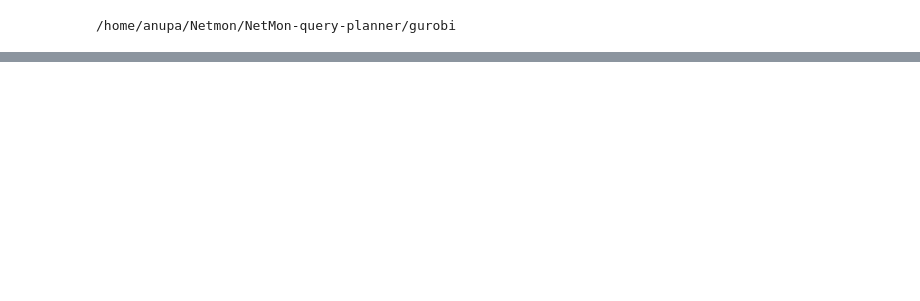
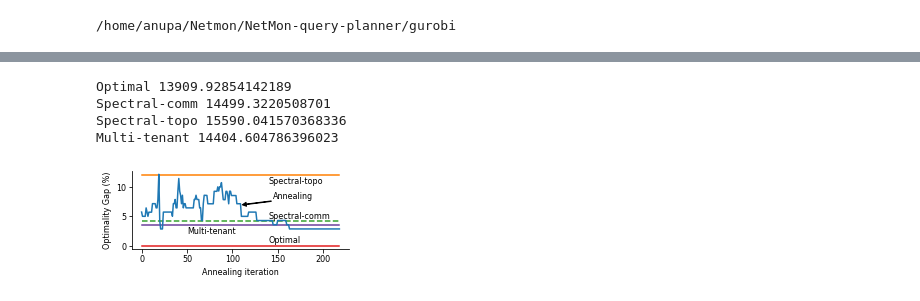
Before and after one commit to 108anup/NetMon-query-planner, a Jupyter notebook: gurobi/notebook/anneal.ipynb, the cells around one changed output, grey strips where cells are left out. Drawn from its saved outputs; the diff is of its cells as text; code cells hidden in the pictures; blank space fills up the shorter version.

```diff
--- a/gurobi/notebook/anneal.ipynb
+++ b/gurobi/notebook/anneal.ipynb
@@ -202 +250,5 @@ draw_overlay_over_tenant(specA)
+# %%
+cb_file = open('pickle_objs/cb-opt', 'rb')
+cb = pickle.load(cb_file)
+cb_file.close()
 # %%
@@ -207,8 +258,0 @@ draw_overlay_over_tenant(ten)
-# %%
-# import pickle
-# cb_file = open('pickle_objs/cb', 'wb')
-# pickle.dump(cb, cb_file)
-# cb_file.close()
-plt.plot([x[1] for x in cb.data if x[2]])
-
-cb.data.sort(key=lambda x: x[1])
@@ -215,3 +297,48 @@ cb.data.sort(key=lambda x: x[1])
+# %%
+linestyles = ['-']*2 + ['--'] + ['-']*2 + ['--'] + ['-']*5
+fig, ax = plt.subplots(figsize=get_fig_size(1/0.85, 0.6))
+anneal_obj = [(x[1]-OPT)*100/OPT for x in cb.data if x[2]]
+xs = list(range(len(anneal_obj)))
+xtext = [140]*6
+xtext[4] = 50
+ytext = [0.5]*6
+ytext[4] = -1.5
+ytext[3] = -1.5
+for idx_1, s in enumerate(schemes):
+    idx = idx_1 + 1
+    if(idx == 5):
+        continue
+    ys = [(s.obj-OPT)*100/OPT for xxs in xs]
+    ax.plot(xs, ys, lw=LINE_WIDTH, linestyle=linestyles[idx], c=colors[colors_idxs[idx]])
+    plt.text(xtext[idx], ys[0]+ytext[idx], s.name)
+    print(s.name, s.obj)
+
+# cb.data.sort(key=lambda x: x[1])
+idx = 0
+plt.plot(xs, anneal_obj, label="Annealing", lw=LINE_WIDTH, linestyle=linestyles[idx], c=colors[colors_idxs[idx]])
+
+
+ax.set_xlabel('Annealing iteration')
+ax.set_ylabel('Optimality Gap (%)')
+ax.spines['top'].set_color('none')
+ax.spines['right'].set_color('none')
+ax.xaxis.set_ticks_position('bottom')
+ax.yaxis.set_ticks_position('left')
+ax.tick_params(labelsize=FONT_SIZE, pad=2)
+# legend = plt.legend(loc='upper right', numpoints=1, bbox_to_anchor=(1, 0.8),
+#                     ncol=1, prop={'size': FONT_SIZE}, columnspacing=0.5,
+#                     handlelength=HANDLE_LENGTH, handletextpad=0.5)
+# legend.set_frame_on(False)
+ax.annotate('Annealing', xy=(111, 7), xytext=(145, 8),
+            arrowprops=dict(facecolor='black', headwidth=4, headlength=4, width=0.5))
+
+plt.savefig('anneal.pdf', bbox_inches='tight')
+# %% [output]
+Optimal 13909.92854142189
+Spectral-comm 14499.3220508701
+Spectral-topo 15590.041570368336
+Multi-tenant 14404.604786396023
+[figure, added]
 # %%
 for i in range(10):
     ov = get_overlay_from_perm(cb.data[i][0])
```
Also changed, not shown: parts of 12 cells of this notebook, 9 other files.
